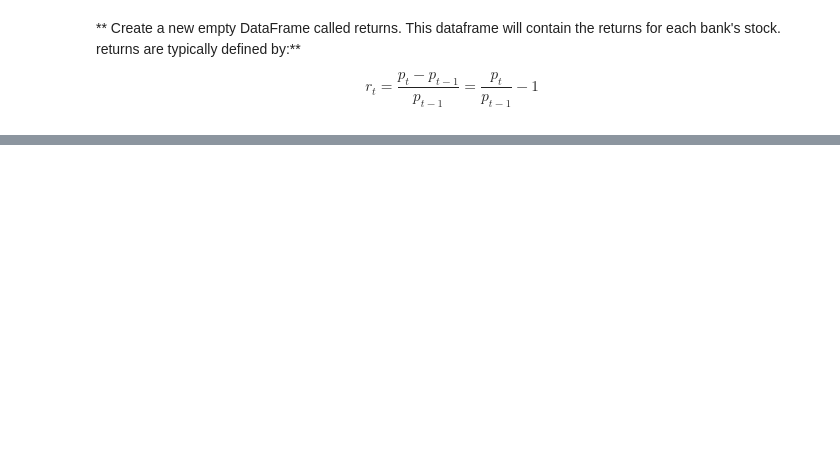
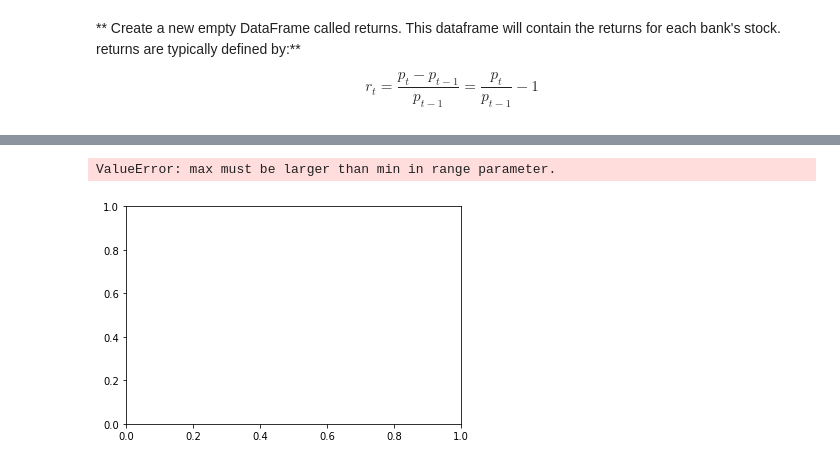
Before and after one commit to contra-bit/Portfolio, a Jupyter notebook: Data Capstone Project/Cryptohealth.ipynb, the cells around one changed output, grey strips where cells are left out. Saved outputs shown, nothing was run; the diff lists cells and outputs as text; code cells hidden in the pictures; blank space fills up the shorter version.

```diff
--- a/Data Capstone Project/Cryptohealth.ipynb
+++ b/Data Capstone Project/Cryptohealth.ipynb
@@ -160,0 +214,5 @@ ValueError: max must be larger than min in range parameter.
+# %%
+sns.distplot(returns.ix['2017-01-01':'2018-02-02']['BTC Return'],color='red', bins=100)
+# %% [output]
+ValueError: max must be larger than min in range parameter.
+[figure, added]
```
Also changed, not shown: parts of 11 cells of this notebook.
